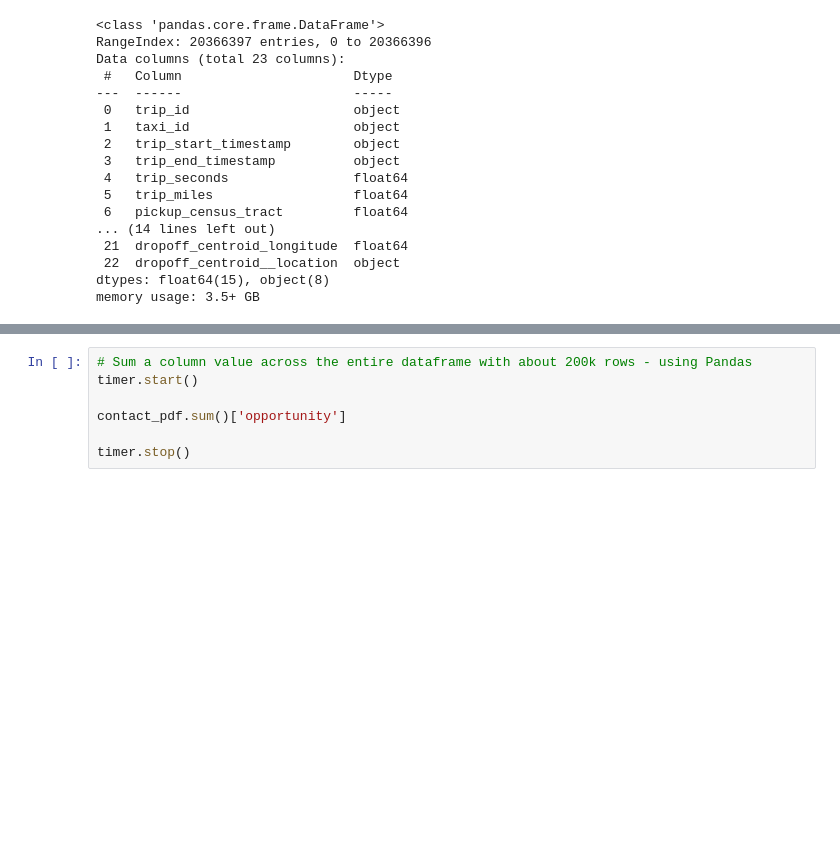
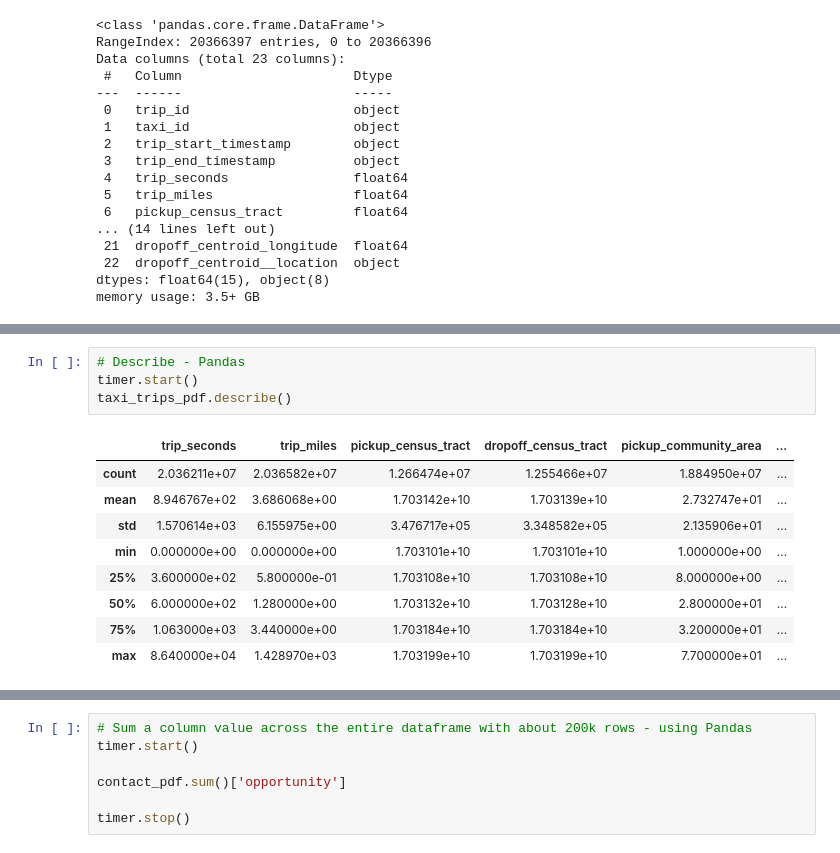
Before and after one commit to bthodla/pandas_vs_terality, a Jupyter notebook: notebooks/pandas_vs_terality.ipynb, the cells around one changed output, grey strips where cells are left out. Cells and saved outputs as stored; diff of their text form; blank space fills up the shorter version.

```diff
--- a/notebooks/pandas_vs_terality.ipynb
+++ b/notebooks/pandas_vs_terality.ipynb
@@ -104,0 +91,14 @@ Elapsed time: 35.8867 seconds
+# %%
+# Describe - Pandas
+timer.start()
+taxi_trips_pdf.describe()
+# %% [output]
+|  | trip_seconds | trip_miles | pickup_census_tract | dropoff_census_tract | pickup_community_area | ... |
+| count | 2.036211e+07 | 2.036582e+07 | 1.266474e+07 | 1.255466e+07 | 1.884950e+07 | ... |
+| mean | 8.946767e+02 | 3.686068e+00 | 1.703142e+10 | 1.703139e+10 | 2.732747e+01 | ... |
+| std | 1.570614e+03 | 6.155975e+00 | 3.476717e+05 | 3.348582e+05 | 2.135906e+01 | ... |
+| min | 0.000000e+00 | 0.000000e+00 | 1.703101e+10 | 1.703101e+10 | 1.000000e+00 | ... |
+| 25% | 3.600000e+02 | 5.800000e-01 | 1.703108e+10 | 1.703108e+10 | 8.000000e+00 | ... |
+| 50% | 6.000000e+02 | 1.280000e+00 | 1.703132e+10 | 1.703128e+10 | 2.800000e+01 | ... |
+| 75% | 1.063000e+03 | 3.440000e+00 | 1.703184e+10 | 1.703184e+10 | 3.200000e+01 | ... |
+| max | 8.640000e+04 | 1.428970e+03 | 1.703199e+10 | 1.703199e+10 | 7.700000e+01 | ... |
```
Also changed, not shown: parts of 5 cells of this notebook.
